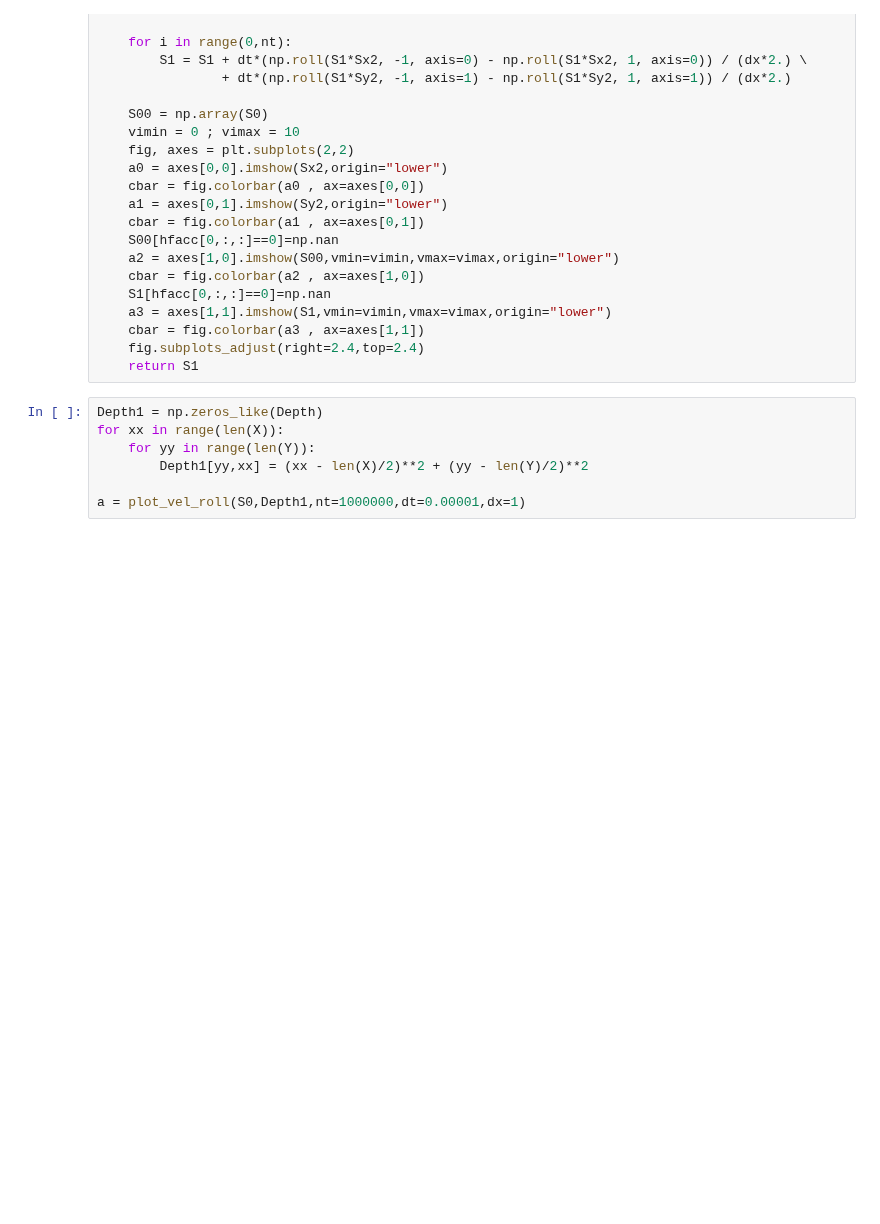
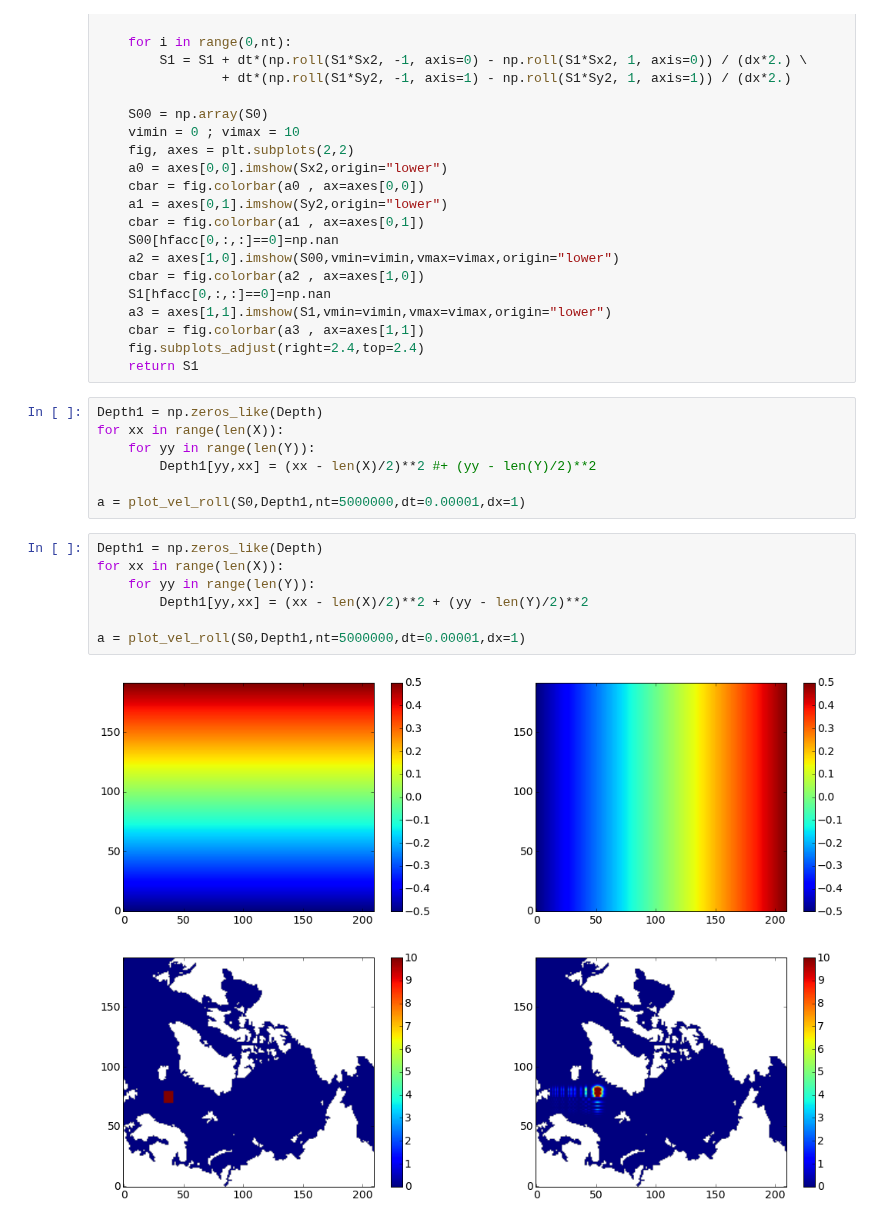
Before and after one commit to AlessandroMozzato/notebooks, a Jupyter notebook: GradientVelocity.ipynb, the cells around one changed output. Cells and saved outputs as stored; diff of their text form; blank space fills up the shorter version.

```diff
--- a/GradientVelocity.ipynb
+++ b/GradientVelocity.ipynb
@@ -209,9 +209,18 @@ def plot_vel_roll(S0,depth,nt,dt,dx):
 Depth1 = np.zeros_like(Depth)
 for xx in range(len(X)):
     for yy in range(len(Y)):
-        Depth1[yy,xx] = (xx - len(X)/2)**2 + (yy - len(Y)/2)**2
+        Depth1[yy,xx] = (xx - len(X)/2)**2 #+ (yy - len(Y)/2)**2
 
-a = plot_vel_roll(S0,Depth1,nt=1000000,dt=0.00001,dx=1)
+a = plot_vel_roll(S0,Depth1,nt=5000000,dt=0.00001,dx=1)
+# %%
+Depth1 = np.zeros_like(Depth)
+for xx in range(len(X)):
+    for yy in range(len(Y)):
+        Depth1[yy,xx] = (xx - len(X)/2)**2 + (yy - len(Y)/2)**2
+
+a = plot_vel_roll(S0,Depth1,nt=5000000,dt=0.00001,dx=1)
+# %% [output]
+[figure, added]
 # %%
 Depth1 = np.zeros_like(Depth)
 for xx in range(len(X)):
```
Also changed, not shown: parts of 2 cells of this notebook, 1 other file.
